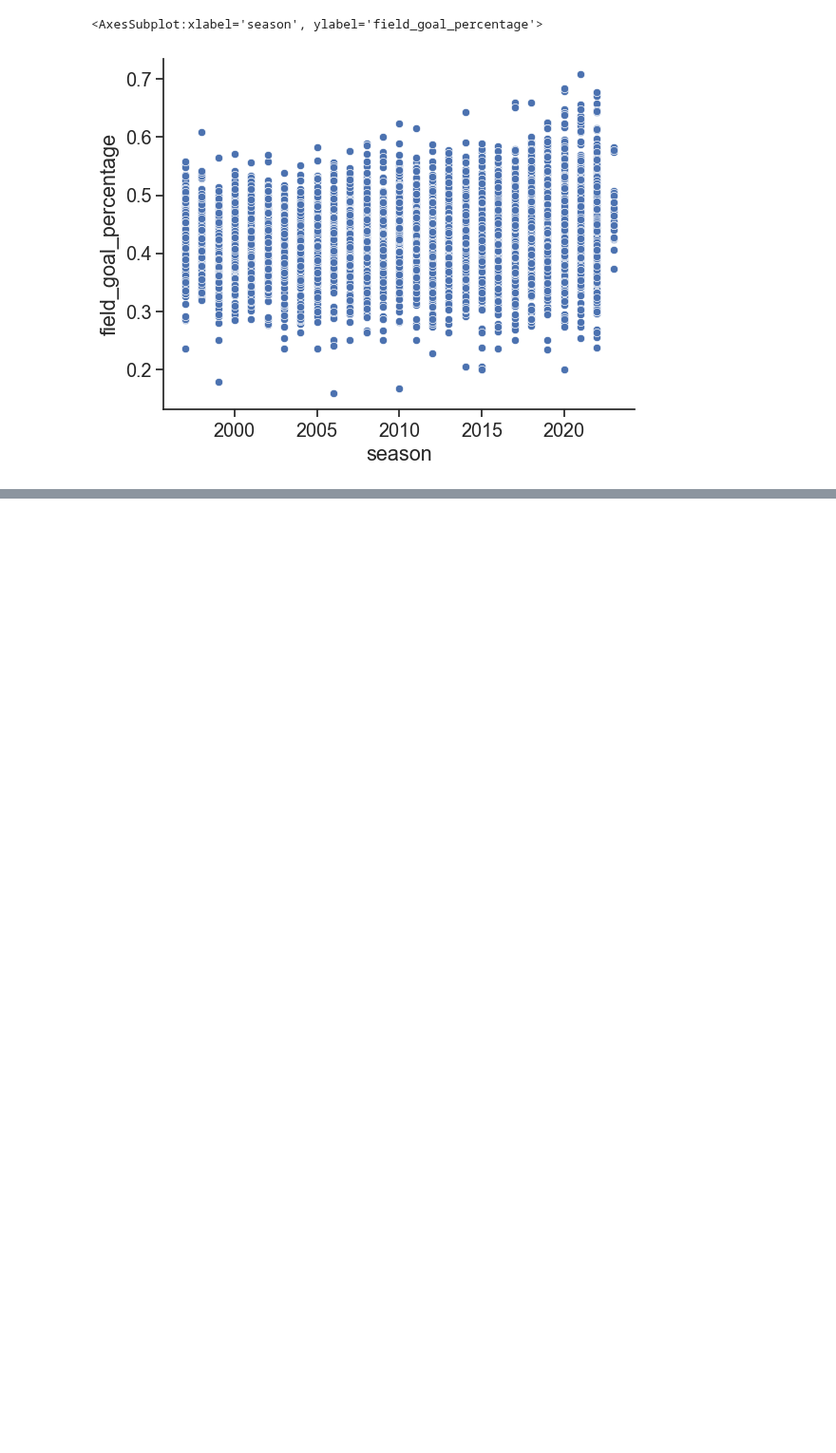
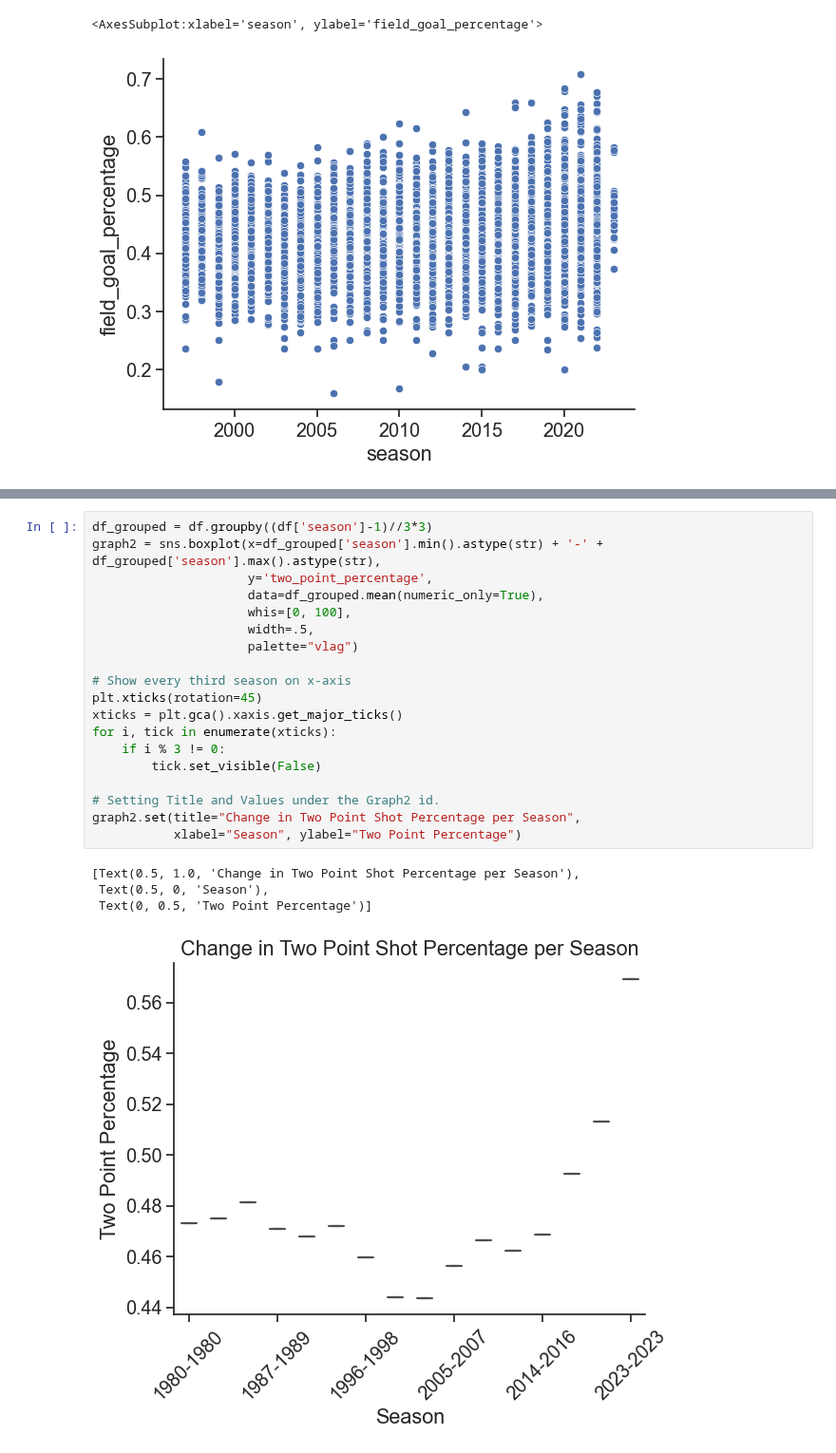
Before and after one commit to ubco-W2022T2-data301/project-group-group-23, a Jupyter notebook: analysis/analysis3.ipynb, the cells around one changed output, grey strips where cells are left out. Shown at 95% size. Cells and saved outputs as stored; diff of their text form; blank space fills up the shorter version.

```diff
--- a/analysis/analysis3.ipynb
+++ b/analysis/analysis3.ipynb
@@ -62,0 +40,24 @@ graph1.set(title="Decrease in Two Pointers over Time", xlabel="season", ylabel="
+# %%
+df_grouped = df.groupby((df['season']-1)//3*3)
+graph2 = sns.boxplot(x=df_grouped['season'].min().astype(str) + '-' + df_grouped['season'].max().astype(str),
+                     y='two_point_percentage',
+                     data=df_grouped.mean(numeric_only=True),
+                     whis=[0, 100],
+                     width=.5,
+                     palette="vlag")
+
+# Show every third season on x-axis
+plt.xticks(rotation=45)
+xticks = plt.gca().xaxis.get_major_ticks()
+for i, tick in enumerate(xticks):
+    if i % 3 != 0:
+        tick.set_visible(False)
+
+# Setting Title and Values under the Graph2 id.
+graph2.set(title="Change in Two Point Shot Percentage per Season",
+           xlabel="Season", ylabel="Two Point Percentage")
+# %% [output]
+[Text(0.5, 1.0, 'Change in Two Point Shot Percentage per Season'),
+ Text(0.5, 0, 'Season'),
+ Text(0, 0.5, 'Two Point Percentage')]
+[figure, added]
```
Also changed, not shown: parts of 12 cells of this notebook.
